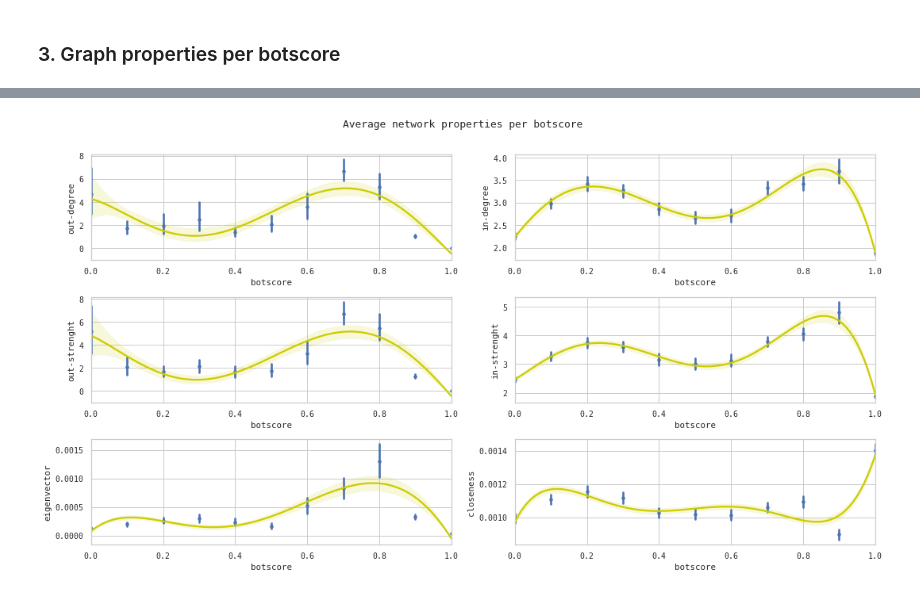
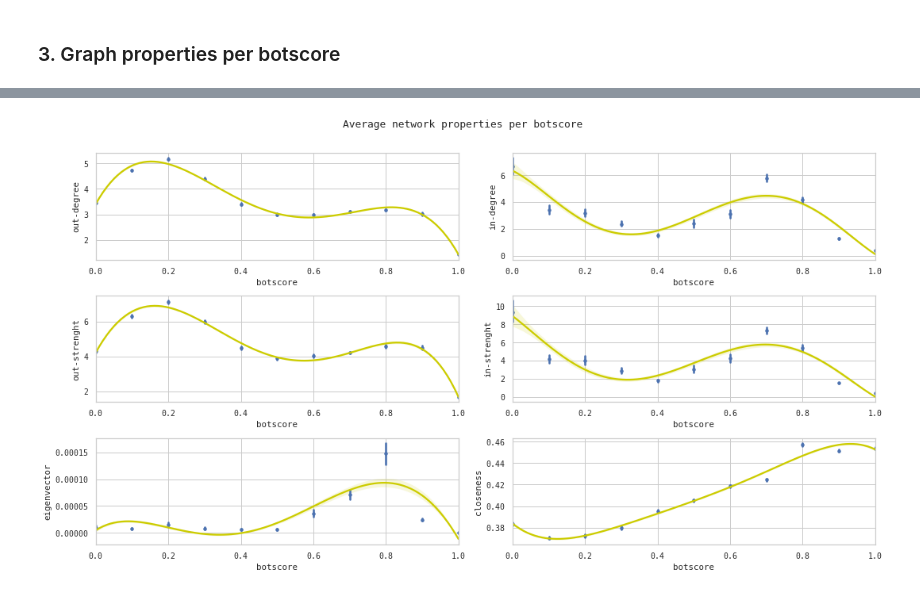
Before and after one commit to javier-pg/botbusters-spanish-general-elections-network-analysis, a Jupyter notebook: code/3.DataDescription.ipynb, the cells around one changed output, grey strips where cells are left out. Drawn from its saved outputs; the diff is of its cells as text; code cells hidden in the pictures.

```diff
--- a/code/3.DataDescription.ipynb
+++ b/code/3.DataDescription.ipynb
@@ -295,0 +340,6 @@ plt.show()
+# %%
+%%time
+
+X = gt.Graph(directed=True)
+eweight = X.new_edge_property('int')
+user_ids = X.add_edge_list(df_edges.values, hashed=True, hash_type='string', eprops=[eweight])
@@ -295,0 +349,9 @@ plt.show()
+# %%
+%%time
+
+# botscore for nodes
+user_botscores_dic = df_users.set_index('_id').to_dict('index')
+node_botscores = []
+for user_id in user_ids:
+    node_botscore = user_botscores_dic[user_id]['botscore']
+    node_botscores.append(node_botscore)
@@ -400,4 +471,6 @@ Wall time: 32min 53s
 # %%
+%%time
+
 rows = 3
 columns = 2
 
@@ -414,11 +487,14 @@ for cat in ['out-degree','in-degree','out-strenght','in-strenght', 'eigenvector'
                        ax=ax,
                        showfliers=False,
                        dodge=False,
-                       k_depth=6,
+                       k_depth=8,
                        scale='linear'
                     )
 
     column=(column+1)%columns
     if column==0:
         row=row+1
+
+plt.tight_layout()
+plt.savefig("images/description-networks.svg")
 # %% [output]
@@ -458,0 +506,5 @@ Wall time: 16min 39s
+# %%
+df_all = df[df.network=='100%']
+df_all = pd.DataFrame(df_all)
+df_all['botscore'] = node_botscores
+df_all.head()
@@ -501,7 +560,7 @@ for cat in ['out-degree','in-degree','out-strenght','in-strenght', 'eigenvector'
             y=cat,
             x_bins=100,
             #data=df_all,
-            data=df_balanced.sample(frac=.1),
+            data=df_balanced,
             scatter_kws = {'color': 'b', 's':12},
             line_kws = {'color': '#CCCC00'},
             ax = ax,
@@ -514,6 +573,5 @@ for cat in ['out-degree','in-degree','out-strenght','in-strenght', 'eigenvector'
 
     fig.suptitle("Average network properties per botscore", y=1.01)
     plt.tight_layout()
-
-    #break
+    plt.savefig("images/description-botscore.svg")
 # %% [output]
@@ -522 +580 @@ Wall time: 6min 35s
-[figure, old version]
+[figure, new version]
```
Also changed, not shown: parts of 35 cells of this notebook, 16 other files.
